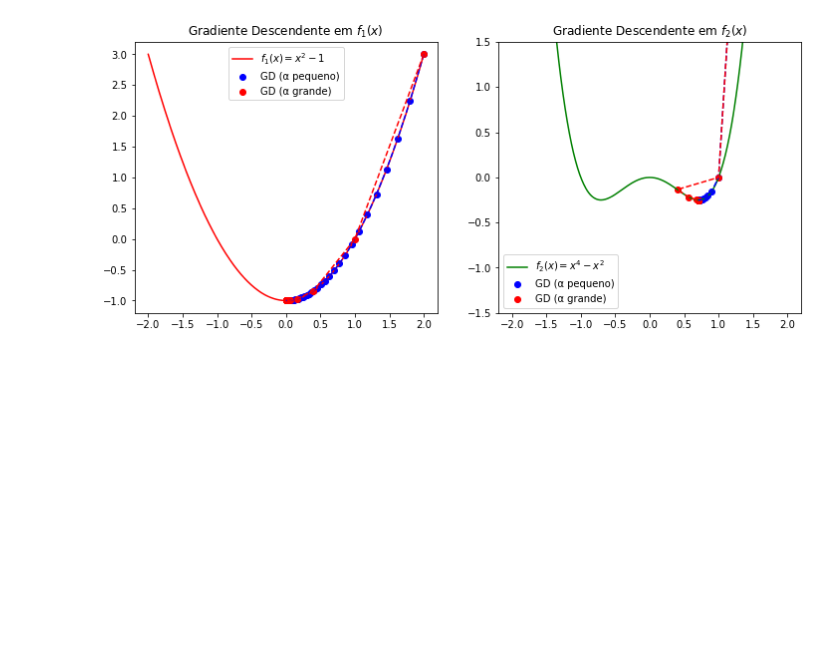
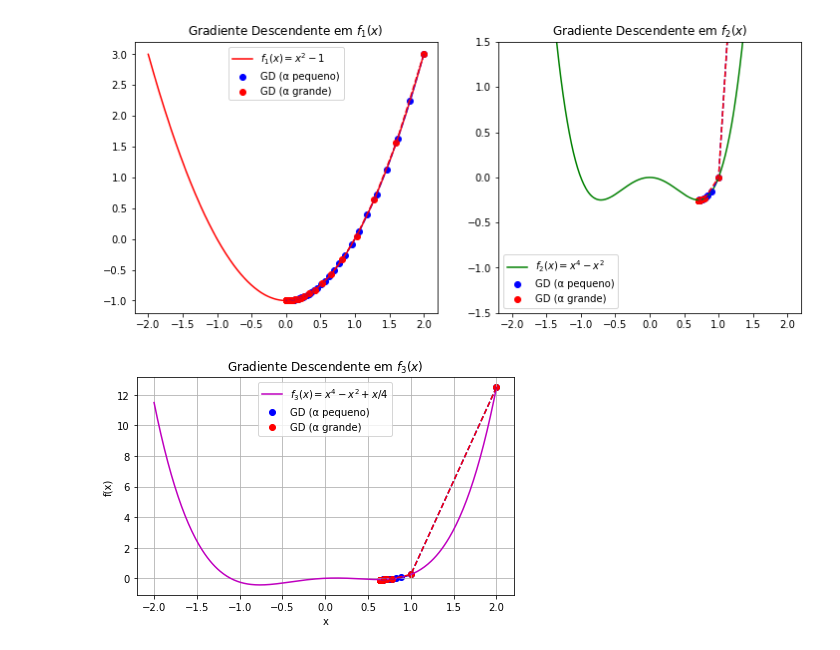
Before and after one commit to giovannicriso/GRADIENTE-DESCENDENTE, a Jupyter notebook: programa1.ipynb, the cells around one changed output. Saved outputs shown, nothing was run; the diff lists cells and outputs as text; code cells hidden in the pictures; blank space fills up the shorter version.

```diff
--- a/programa1.ipynb
+++ b/programa1.ipynb
@@ -8,11 +8,17 @@ def f1(x):
 def f2(x):
     return x**4 - x**2
 
+def f3(x):
+    return x**4 - x**2 + x/4  # função 2 com uma reta.
+
 def grad_f1(x):
     return 2*x
 
 def grad_f2(x):
     return 4*x**3 - 2*x
+
+def grad_f3(x):
+    return 4*x**3 - 2*x + 1/4  #derivada de f3
 
 def gradient_descent(f, grad_f, x0, alpha, steps, max_step=1.0):
     x_values = [x0]
@@ -27,7 +33,7 @@ def gradient_descent(f, grad_f, x0, alpha, steps, max_step=1.0):
 x = np.linspace(-2, 2, 400)
 x0 = 2  # Ponto inicial do gradiente descendente
 alpha_small = 0.05  # Super parâmetro pequeno
-alpha_large = 0.3  # Super parâmetro grande
+alpha_large = 0.1  # Super parâmetro grande
 steps = 1000  # Número de iterações
 # %%
 # Cálculo do gradiente descendente
@@ -35,29 +41,45 @@ x_vals_f1_small = gradient_descent(f1, grad_f1, x0, alpha_small, steps)
 x_vals_f1_large = gradient_descent(f1, grad_f1, x0, alpha_large, steps)
 x_vals_f2_small = gradient_descent(f2, grad_f2, x0, alpha_small, steps)
 x_vals_f2_large = gradient_descent(f2, grad_f2, x0, alpha_large, steps)
+x_vals_f3_small = gradient_descent(f3, grad_f3, x0, alpha_small, steps)
+x_vals_f3_large = gradient_descent(f3, grad_f3, x0, alpha_large, steps)
 # %%
 # Plotagem
 fig, axes = plt.subplots(1, 2, figsize=(12, 5))
 
 # Gráfico f1(x)
 axes[0].plot(x, f1(x), 'r-', label='$f_1(x) = x^2 - 1$')
 axes[0].scatter(x_vals_f1_small, f1(x_vals_f1_small), color='blue', label='GD (α pequeno)')
 axes[0].scatter(x_vals_f1_large, f1(x_vals_f1_large), color='red', label='GD (α grande)')
 axes[0].plot(x_vals_f1_small, f1(x_vals_f1_small), 'b--')
 axes[0].plot(x_vals_f1_large, f1(x_vals_f1_large), 'r--')
 axes[0].set_title("Gradiente Descendente em $f_1(x)$")
 axes[0].legend()
 
 # Gráfico f2(x)
 axes[1].plot(x, f2(x), 'g-', label='$f_2(x) = x^4 - x^2$')
 axes[1].set_ylim(-1.5, 1.5)
 axes[1].scatter(x_vals_f2_small, f2(x_vals_f2_small), color='blue', label='GD (α pequeno)')
 axes[1].scatter(x_vals_f2_large, f2(x_vals_f2_large), color='red', label='GD (α grande)')
 axes[1].plot(x_vals_f2_small, f2(x_vals_f2_small), 'b--')
 axes[1].plot(x_vals_f2_large, f2(x_vals_f2_large), 'r--')
 axes[1].set_title("Gradiente Descendente em $f_2(x)$")
 axes[1].legend()
 
+plt.figure(figsize=(6, 4))
+plt.plot(x, f3(x), 'm-', label='$f_3(x) = x^4 - x^2 + x/4$')
+plt.scatter(x_vals_f3_small, f3(x_vals_f3_small), color='blue', label='GD (α pequeno)')
+plt.scatter(x_vals_f3_large, f3(x_vals_f3_large), color='red', label='GD (α grande)')
+plt.plot(x_vals_f3_small, f3(x_vals_f3_small), 'b--')
+plt.plot(x_vals_f3_large, f3(x_vals_f3_large), 'r--')
+plt.title("Gradiente Descendente em $f_3(x)$")
+plt.xlabel("x")
+plt.ylabel("f(x)")
+plt.legend()
+plt.grid(True)
+plt.tight_layout()
+
 plt.show()
 # %% [output]
-[figure, old version]
+[figure, new version]
+[figure, added]
```
Also changed, not shown: 1 other file.
